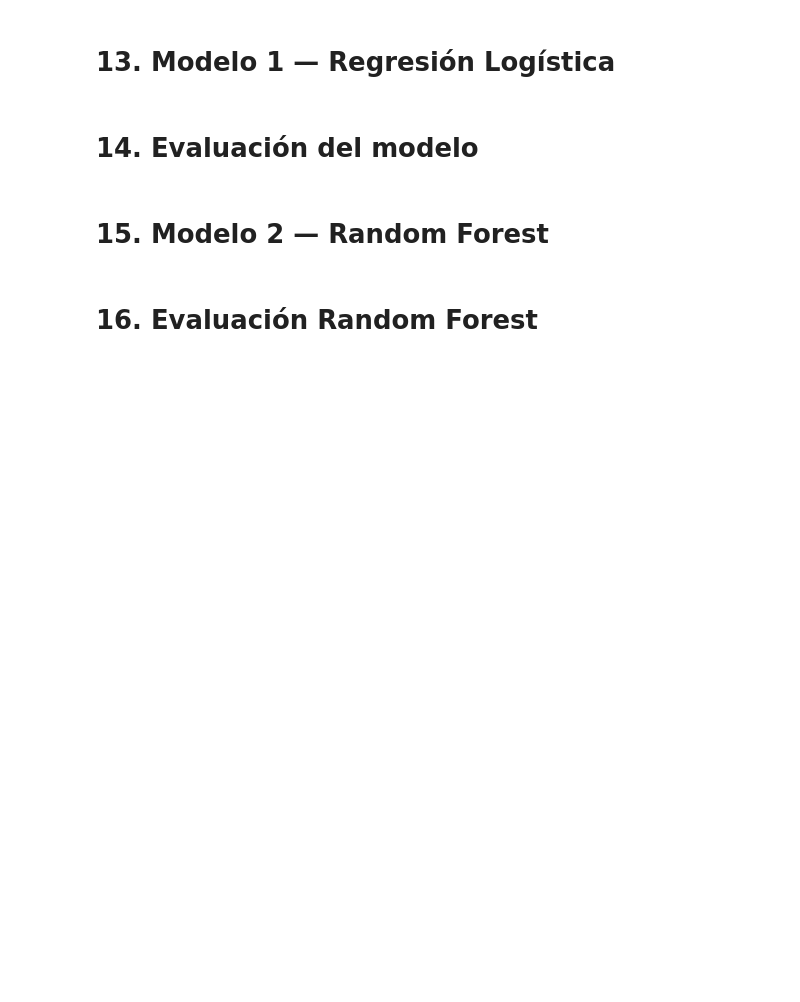
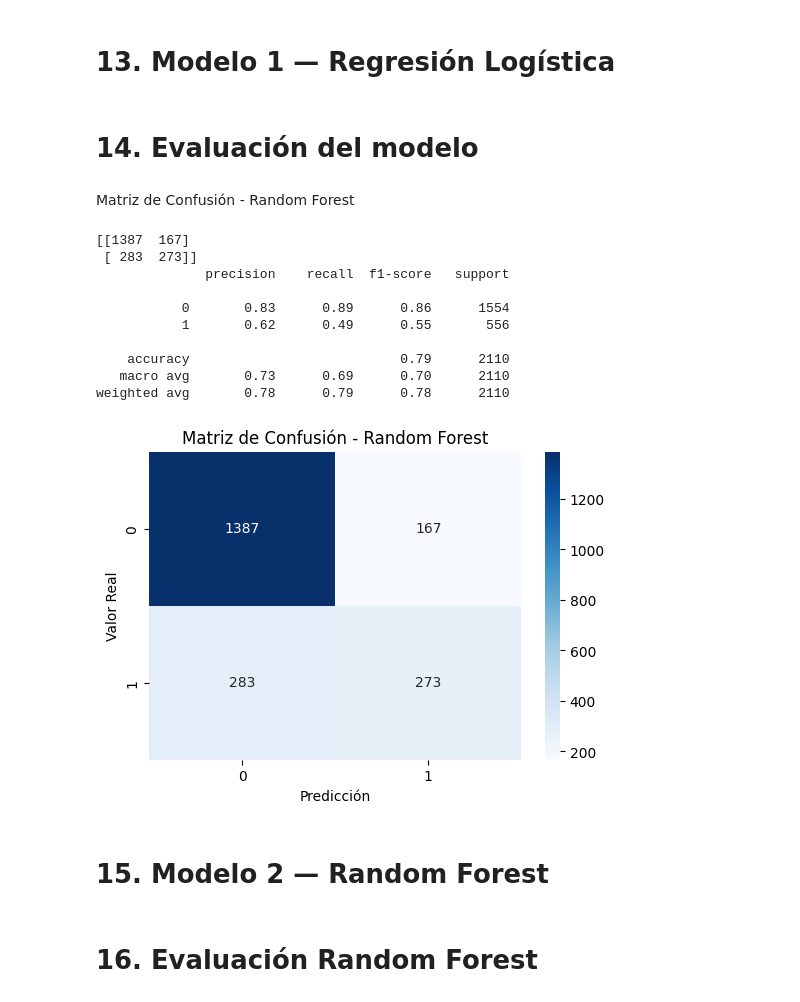
Before and after one commit to deivosarthur/telecom-x-parte-2, a Jupyter notebook: telecom_churn_prediction.ipynb, the cells around one changed output. Cells and saved outputs as stored; diff of their text form; code cells hidden in the pictures; blank space fills up the shorter version.

```diff
--- a/telecom_churn_prediction.ipynb
+++ b/telecom_churn_prediction.ipynb
@@ -199,3 +196,33 @@ print(classification_report(y_test, y_pred_log))
+# %% [markdown]
+Matriz de Confusión - Random Forest
+# %%
+# Evaluación Random Forest
+
+print(confusion_matrix(y_test, y_pred_rf))
+print(classification_report(y_test, y_pred_rf))
+
+cm = confusion_matrix(y_test, y_pred_rf)
+
+plt.figure(figsize=(6,4))
+sns.heatmap(cm, annot=True, fmt="d", cmap="Blues")
+
+plt.title("Matriz de Confusión - Random Forest")
+plt.xlabel("Predicción")
+plt.ylabel("Valor Real")
+
+plt.show()
+# %% [output]
+[[1387  167]
+ [ 283  273]]
+              precision    recall  f1-score   support
+
+           0       0.83      0.89      0.86      1554
+           1       0.62      0.49      0.55       556
+
+    accuracy                           0.79      2110
+   macro avg       0.73      0.69      0.70      2110
+weighted avg       0.78      0.79      0.78      2110
+[figure, added]
 # %% [markdown]
 # 15. Modelo 2 — Random Forest
 # %%
```
Also changed, not shown: parts of 3 cells of this notebook.
